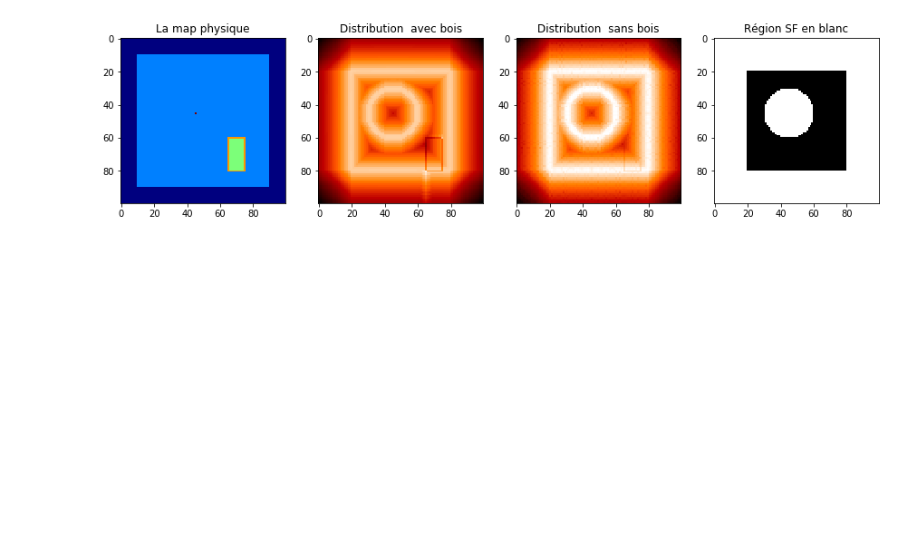
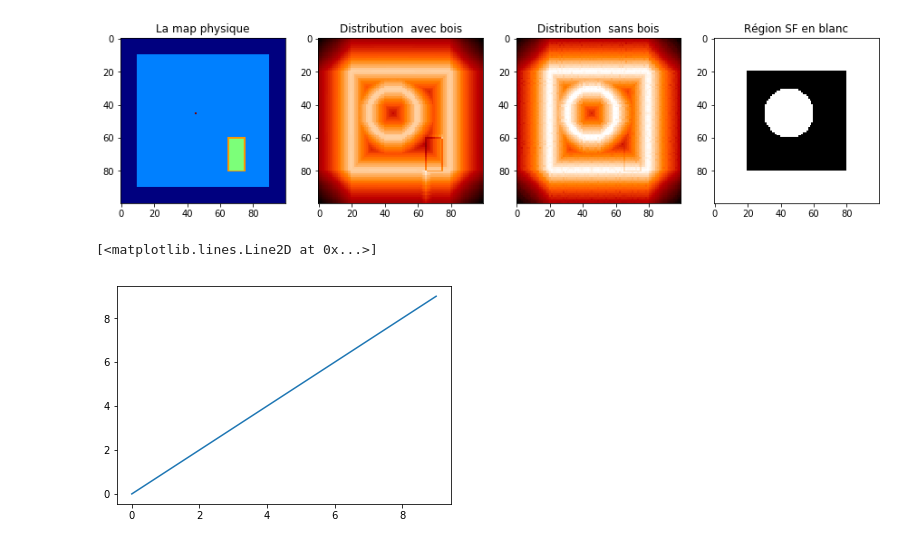
Before and after one commit to pierreluc-plt/ProjetSimulation, a Jupyter notebook: ConstructionMaillage-TestTFSF.ipynb, the cells around one changed output. Saved outputs shown, nothing was run; the diff lists cells and outputs as text; code cells hidden in the pictures; blank space fills up the shorter version.

```diff
--- a/ConstructionMaillage-TestTFSF.ipynb
+++ b/ConstructionMaillage-TestTFSF.ipynb
@@ -689,0 +692,7 @@ plt.show()
+# %%
+plt.plot(np.arange(10))
+
+def
+# %% [output]
+[<matplotlib.lines.Line2D at 0x...>]
+[figure, added]
```
Also changed, not shown: parts of 1 cell of this notebook, 1 other file.
